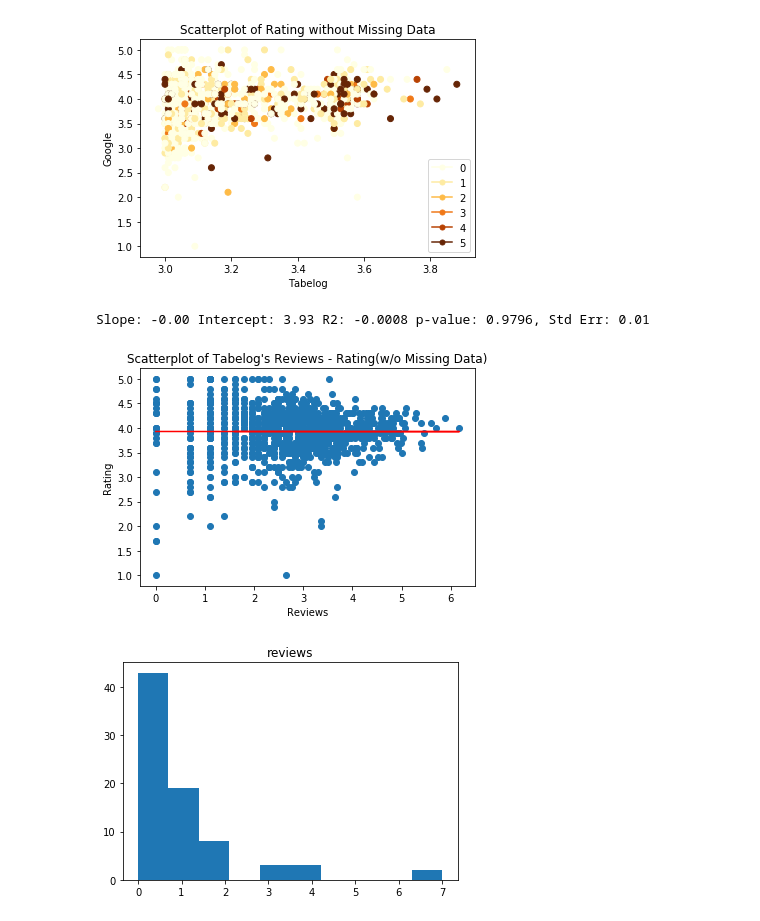
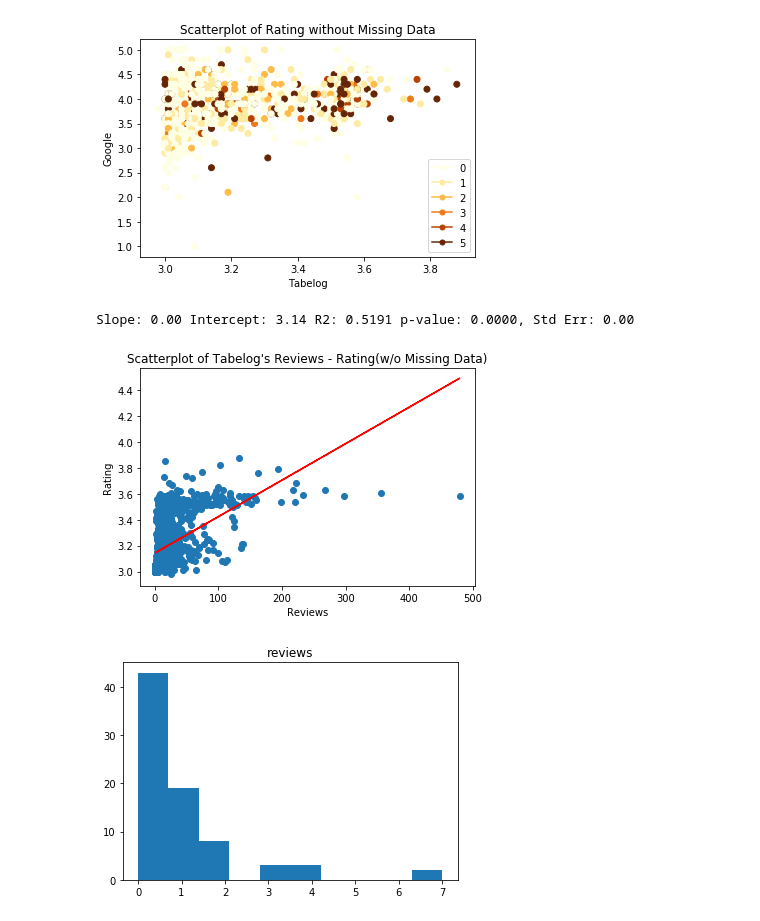
Before and after one commit to helloworldpark/matjip, a Jupyter notebook: analysis/run_analysis.ipynb, the cells around one changed output. Cells and saved outputs as stored; diff of their text form; code cells hidden in the pictures.

```diff
--- a/analysis/run_analysis.ipynb
+++ b/analysis/run_analysis.ipynb
@@ -314,25 +314,25 @@ plt.show()
 # %%
 # 이번엔 평점과 리뷰 갯수를 같이 보도록 하자
 
-tabelog_no_missing = google_tabelog['google_rating'] != -1
+tabelog_no_missing = google_tabelog['rating'] != -1
 rating_no_missing = google_tabelog[tabelog_no_missing]
 
-x = np.log(1+rating_no_missing['reviews'])
-y = rating_no_missing['google_rating']
+x = rating_no_missing['reviews']
+y = rating_no_missing['rating']
 slope, intercept, r_value, p_value, std_err = stats.linregress(x, y)
 print("Slope: {:.2f} Intercept: {:.2f} R2: {:.4f} p-value: {:.4f}, Std Err: {:.2f}".format(
     slope, intercept, r_value, p_value, std_err
 ))
 
 plt.scatter(x, y, label='original data')
 plt.plot(x, intercept + x * slope, 'r', label='fitted line')
 plt.xlabel('Reviews')
 plt.ylabel('Rating')
 plt.title("Scatterplot of Tabelog's Reviews - Rating(w/o Missing Data)")
 plt.show()
 # %% [output]
-Slope: -0.00 Intercept: 3.93 R2: -0.0008 p-value: 0.9796, Std Err: 0.01
+Slope: 0.00 Intercept: 3.14 R2: 0.5191 p-value: 0.0000, Std Err: 0.00
-[figure, old version]
+[figure, new version]
 # %%
 # 결측치들을 분석해보자
 tabelog_missing = google_tabelog['rating'] == -1
```
Also changed, not shown: 8 other files.
